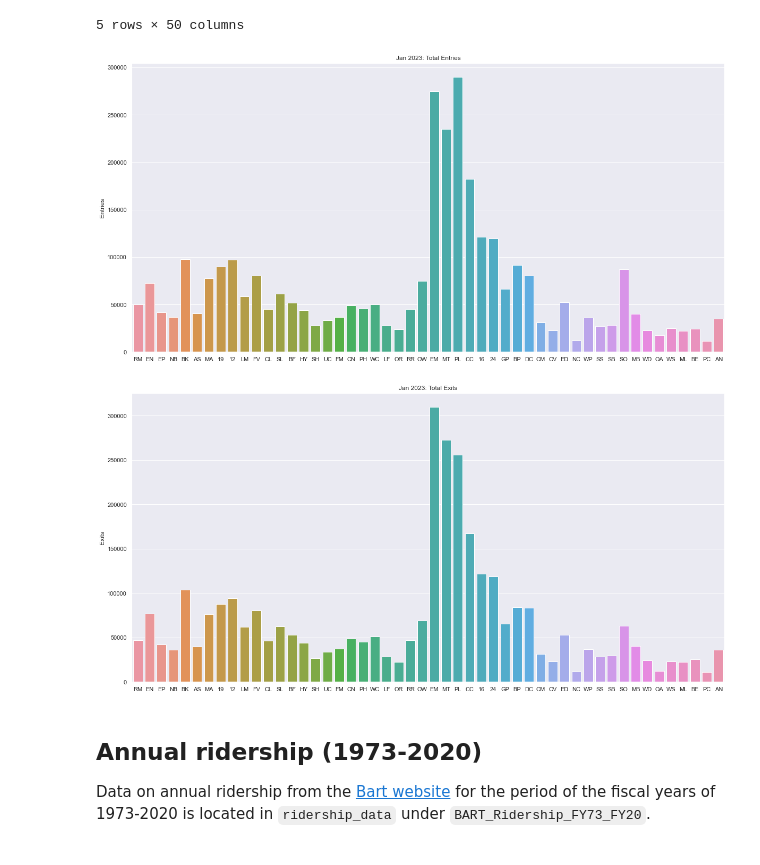
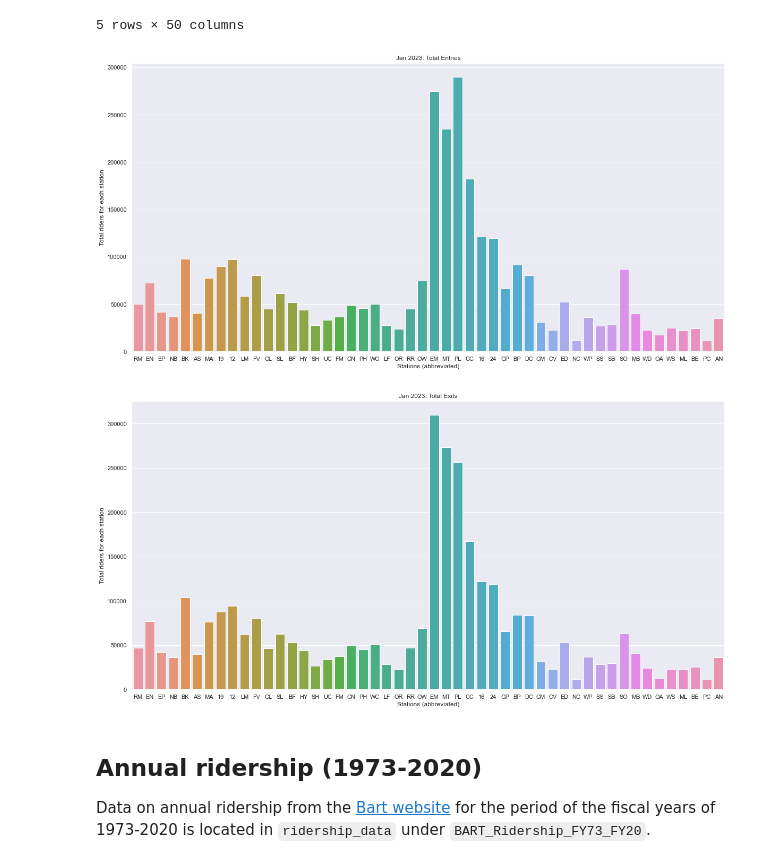
Before and after one commit to angela-bi/public_transportation_dailycal, a Jupyter notebook: ridership_eda.ipynb, the cells around one changed output. Cells and saved outputs as stored; diff of their text form; code cells hidden in the pictures.

Commit message:
monthly ridership

```diff
--- a/ridership_eda.ipynb
+++ b/ridership_eda.ipynb
@@ -12,6 +12,6 @@ In each sheet, the index corresponds to the entry stations, and the column names
 
 I will explore total ridership for the month of January below.
 # %%
-jan_total_trips = pd.read_excel('data/ridership_data/Ridership_202301.xlsx', sheet_name='Total Trips OD', header=1, index_col='Unnamed: 0') # from total trips OD
-jan_total_trips.head() # first 5 rows; currently 51rx51c
+jan_total_trips = pd.read_excel('data/ridership_data/ridership_2023/Ridership_202301.xlsx', sheet_name='Total Trips OD', header=1, index_col='Unnamed: 0') # from total trips OD
+jan_total_trips.iloc[-1, -1]
 # %% [output]
@@ -44,15 +38,19 @@ jan_total_trips.head() # first 5 rows; currently 50rx50c
 # %%
 sns.barplot(data=jan_total_entries, x=jan_total_entries.index, y=jan_total_entries['Entries'])
 sns.set(rc={'figure.figsize':(20,10)})
-plt.title('Jan 2023: Total Entries');
+plt.title('Jan 2023: Total Entries')
+plt.xlabel('Stations (abbreviated)')
+plt.ylabel('Total riders for each station');
 # %% [output]
-[figure, old version]
+[figure, new version]
 # %%
 sns.barplot(data=jan_total_exits, x=jan_total_exits.index, y=jan_total_exits['Exits'])
 sns.set(rc={'figure.figsize':(20,10)})
-plt.title('Jan 2023: Total Exits');
+plt.title('Jan 2023: Total Exits')
+plt.xlabel('Stations (abbreviated)')
+plt.ylabel('Total riders for each station');
 # %% [output]
-[figure, old version]
+[figure, new version]
 # %% [markdown]
 ## Annual ridership (1973-2020)
 
```
Also changed, not shown: parts of 13 cells of this notebook, 34 other files.
